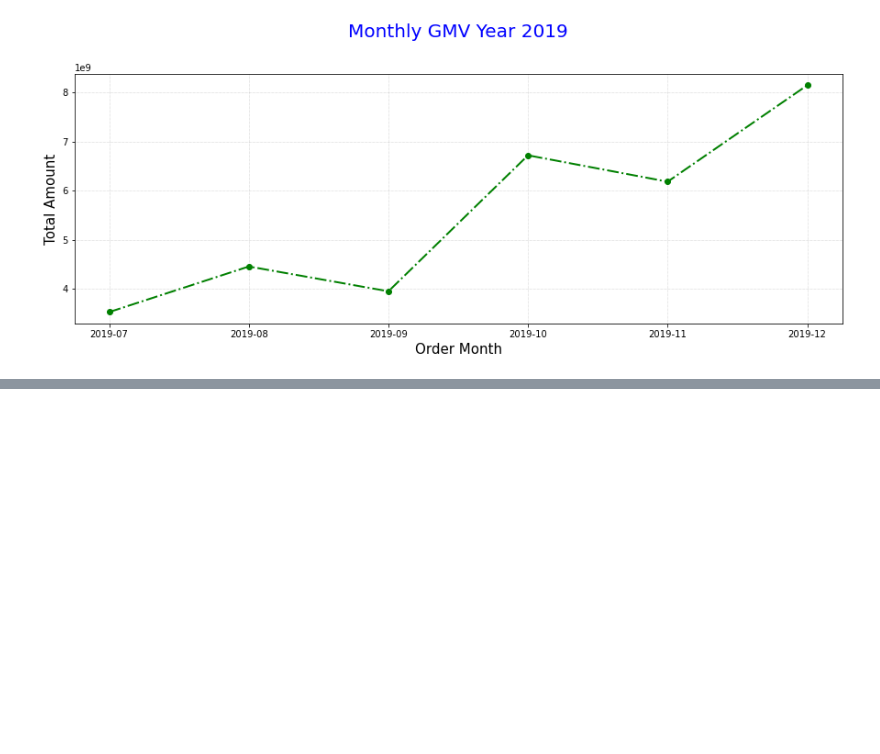
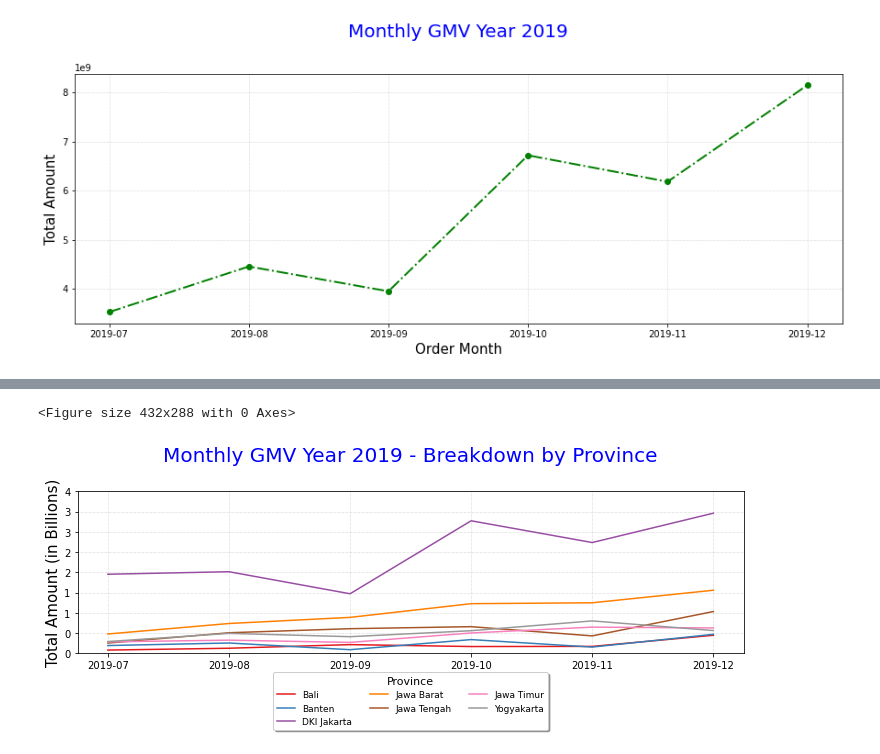
Before and after one commit to Gengsu07/DQLAB, a Jupyter notebook: Data Visualization with Python Matplotlib for Beginner - Part 1.ipynb, the cells around one changed output, grey strips where cells are left out. Cells and saved outputs as stored; diff of their text form; code cells hidden in the pictures; blank space fills up the shorter version.

```diff
--- a/Data Visualization with Python Matplotlib for Beginner - Part 1.ipynb
+++ b/Data Visualization with Python Matplotlib for Beginner - Part 1.ipynb
@@ -226,0 +359,18 @@ plt.gcf().canvas.get_supported_filetypes()
+# %%
+import matplotlib.pyplot as plt
+plt.clf()
+dataset.groupby(['order_month', 'province'])['gmv'].sum().unstack().plot(cmap='Set1')
+plt.title('Monthly GMV Year 2019 - Breakdown by Province', loc='center', pad=30, fontsize=20, color='blue')
+plt.xlabel('Order Month', fontsize=15)
+plt.ylabel('Total Amount (in Billions)', fontsize=15)
+plt.grid(color='darkgray', linestyle=':', linewidth=0.5)
+plt.ylim(ymin=0)
+labels, locations = plt.yticks()
+plt.yticks(labels, (labels/1000000000).astype(int))
+plt.legend(loc='lower center', bbox_to_anchor=(0.5, -0.5), shadow=True, ncol=3, title ='Province', fontsize=9, title_fontsize=11)
+plt.gcf().set_size_inches(10,5)
+plt.tight_layout()
+plt.show()
+# %% [output]
+<Figure size 432x288 with 0 Axes>
+[figure, added]
```
Also changed, not shown: parts of 19 cells of this notebook, 2 other files.
